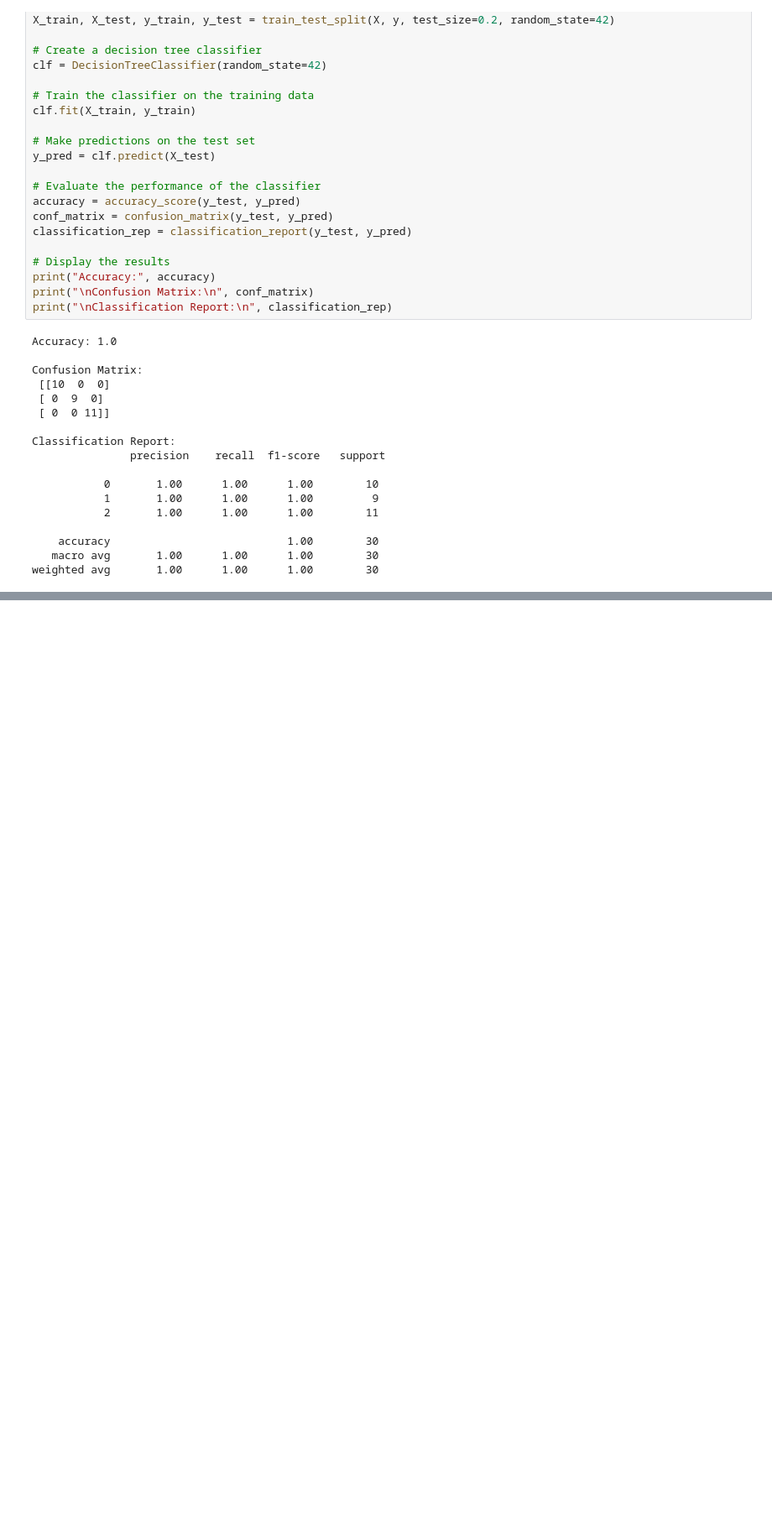
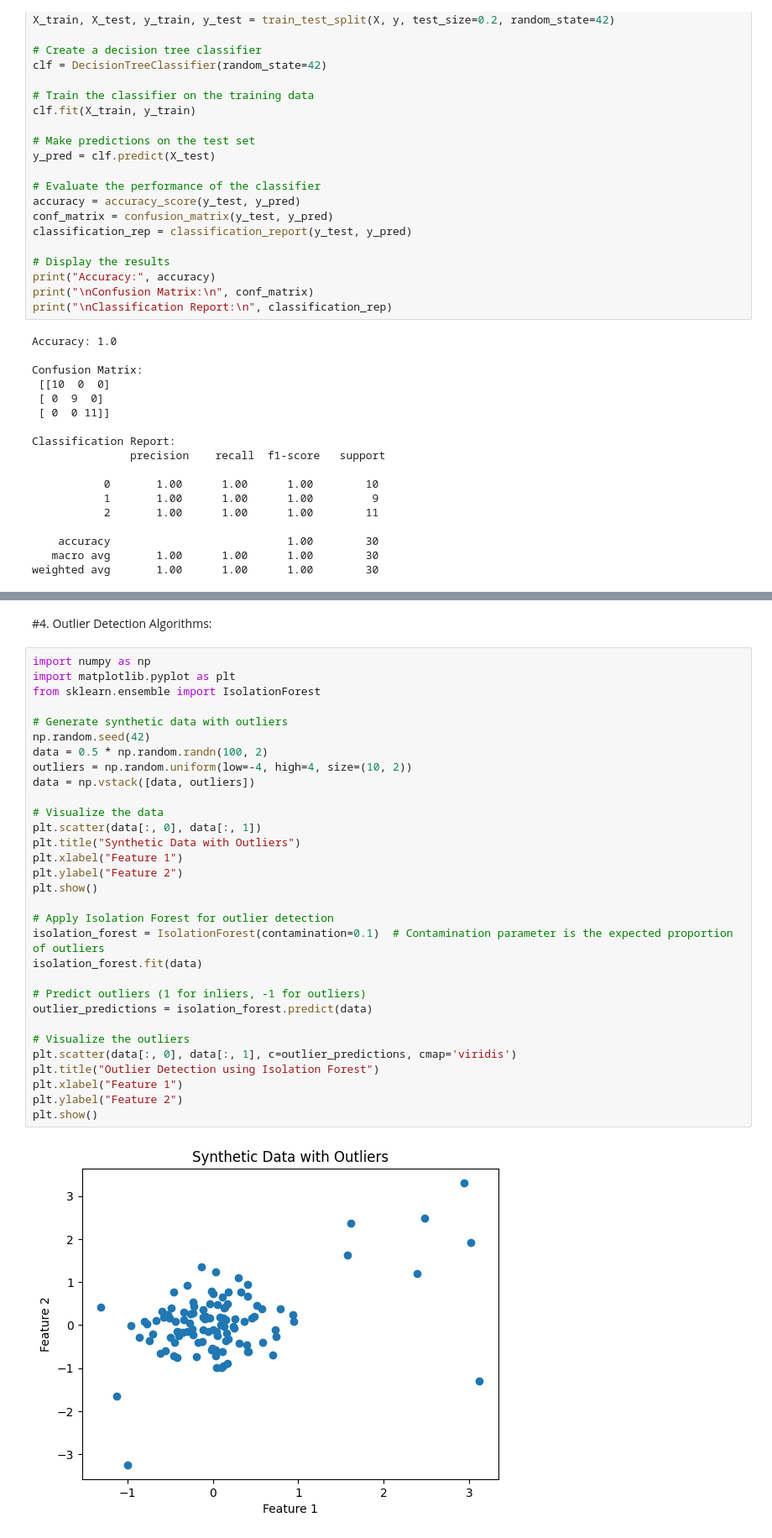
Before and after one commit to MandiraBanerjee2001/Mandira2001, a Jupyter notebook: Data_Mining_Algo.ipynb, the cells around one changed output, grey strips where cells are left out. Shown: that part at 84% size. Drawn from its saved outputs; the diff is of its cells as text; blank space fills up the shorter version.

```diff
--- a/Data_Mining_Algo.ipynb
+++ b/Data_Mining_Algo.ipynb
@@ -122,0 +195,35 @@ weighted avg       1.00      1.00      1.00        30
+# %% [markdown]
+#4. Outlier Detection Algorithms:
+# %%
+import numpy as np
+import matplotlib.pyplot as plt
+from sklearn.ensemble import IsolationForest
+
+# Generate synthetic data with outliers
+np.random.seed(42)
+data = 0.5 * np.random.randn(100, 2)
+outliers = np.random.uniform(low=-4, high=4, size=(10, 2))
+data = np.vstack([data, outliers])
+
+# Visualize the data
+plt.scatter(data[:, 0], data[:, 1])
+plt.title("Synthetic Data with Outliers")
+plt.xlabel("Feature 1")
+plt.ylabel("Feature 2")
+plt.show()
+
+# Apply Isolation Forest for outlier detection
+isolation_forest = IsolationForest(contamination=0.1)  # Contamination parameter is the expected proportion of outliers
+isolation_forest.fit(data)
+
+# Predict outliers (1 for inliers, -1 for outliers)
+outlier_predictions = isolation_forest.predict(data)
+
+# Visualize the outliers
+plt.scatter(data[:, 0], data[:, 1], c=outlier_predictions, cmap='viridis')
+plt.title("Outlier Detection using Isolation Forest")
+plt.xlabel("Feature 1")
+plt.ylabel("Feature 2")
+plt.show()
+# %% [output]
+[figure, added]
```
Also changed, not shown: parts of 16 cells of this notebook.
